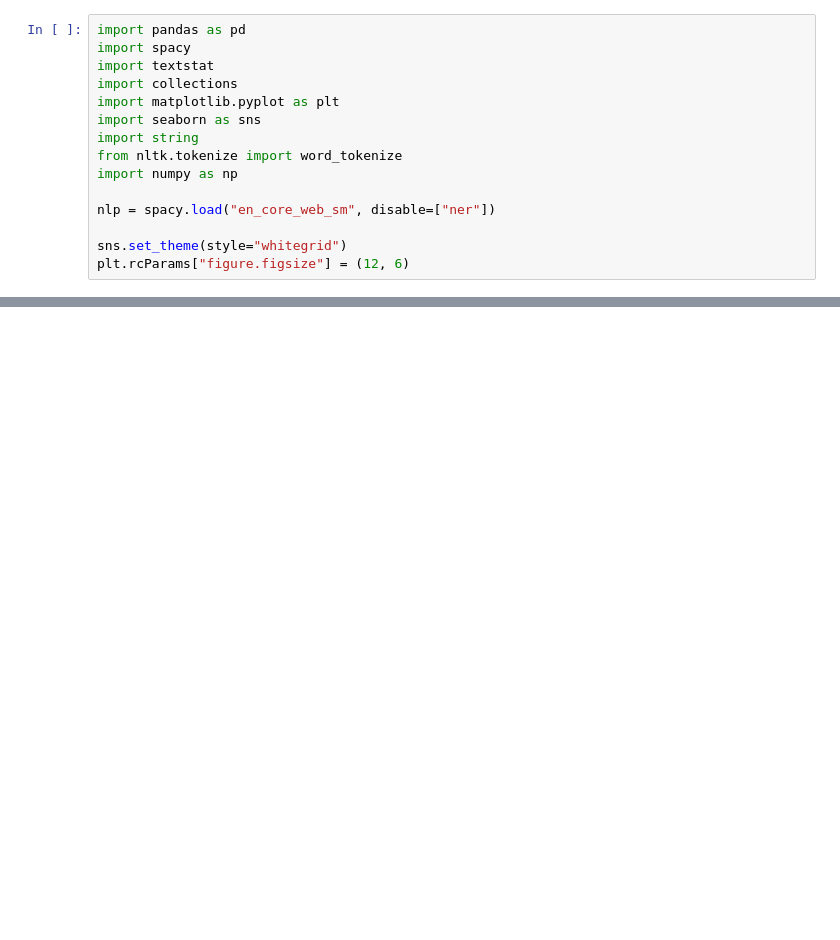
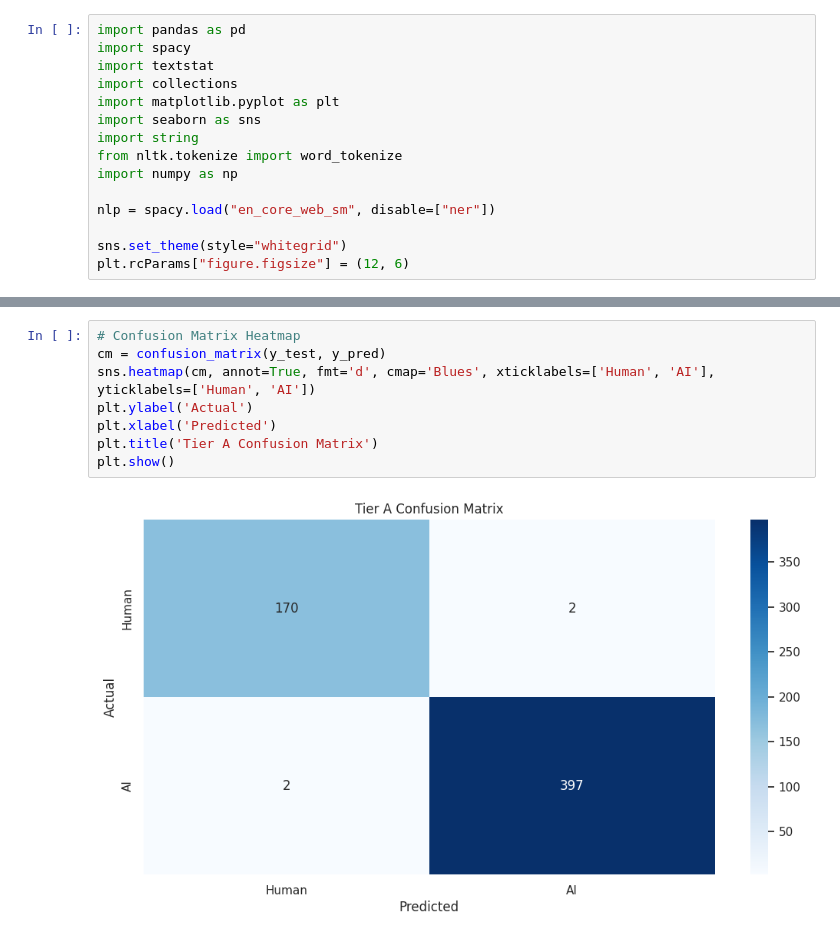
Before and after one commit to abhirajratna/precog-inlp, a Jupyter notebook: notebooks/task1.ipynb, the cells around one changed output, grey strips where cells are left out. Cells and saved outputs as stored; diff of their text form; blank space fills up the shorter version.

```diff
--- a/notebooks/task1.ipynb
+++ b/notebooks/task1.ipynb
@@ -142,0 +345,10 @@ plt.show()
+# %%
+# Confusion Matrix Heatmap
+cm = confusion_matrix(y_test, y_pred)
+sns.heatmap(cm, annot=True, fmt='d', cmap='Blues', xticklabels=['Human', 'AI'], yticklabels=['Human', 'AI'])
+plt.ylabel('Actual')
+plt.xlabel('Predicted')
+plt.title('Tier A Confusion Matrix')
+plt.show()
+# %% [output]
+[figure, added]
```
Also changed, not shown: parts of 11 cells of this notebook, 2 other files.
